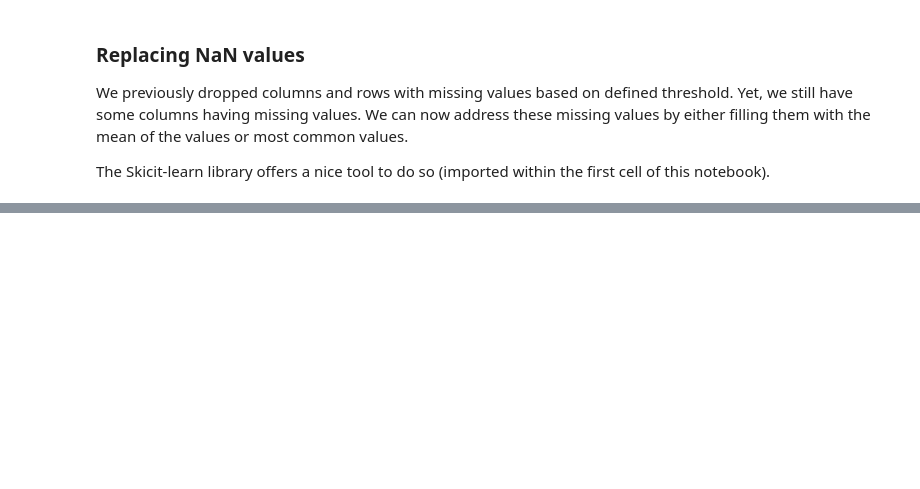
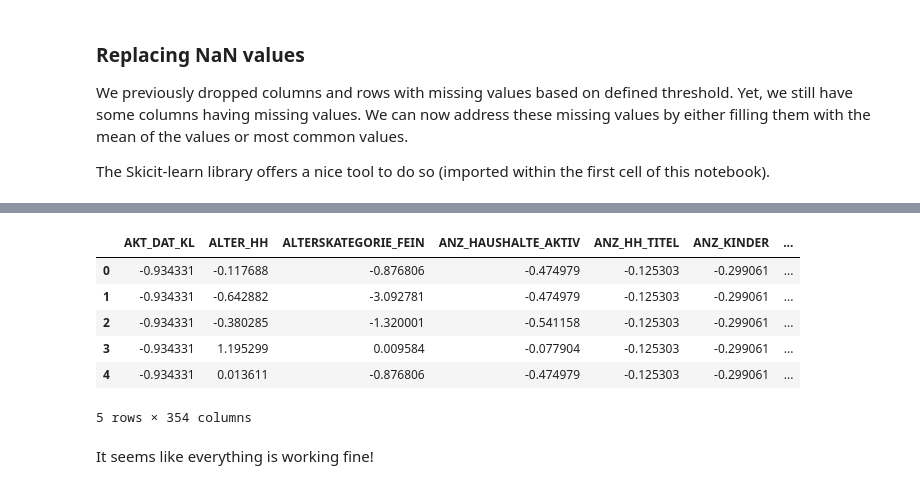
Before and after one commit to ClemPalf/SageMaker-Arvato, a Jupyter notebook: 1) Data exploration and preprocessing.ipynb, the cells around one changed output, grey strips where cells are left out. Drawn from its saved outputs; the diff is of its cells as text; code cells hidden in the pictures; blank space fills up the shorter version.

```diff
--- a/1) Data exploration and preprocessing.ipynb
+++ b/1) Data exploration and preprocessing.ipynb
@@ -478,0 +513,12 @@ customers.describe()
+# %%
+customers.head()
+# %% [output]
+|  | AKT_DAT_KL | ALTER_HH | ALTERSKATEGORIE_FEIN | ANZ_HAUSHALTE_AKTIV | ANZ_HH_TITEL | ANZ_KINDER | ... |
+| 0 | -0.934331 | -0.117688 | -0.876806 | -0.474979 | -0.125303 | -0.299061 | ... |
+| 1 | -0.934331 | -0.642882 | -3.092781 | -0.474979 | -0.125303 | -0.299061 | ... |
+| 2 | -0.934331 | -0.380285 | -1.320001 | -0.541158 | -0.125303 | -0.299061 | ... |
+| 3 | -0.934331 | 1.195299 | 0.009584 | -0.077904 | -0.125303 | -0.299061 | ... |
+| 4 | -0.934331 | 0.013611 | -0.876806 | -0.474979 | -0.125303 | -0.299061 | ... |
+5 rows × 354 columns
+# %% [markdown]
+It seems like everything is working fine!
```
Also changed, not shown: parts of 21 cells of this notebook, 3 other files.
